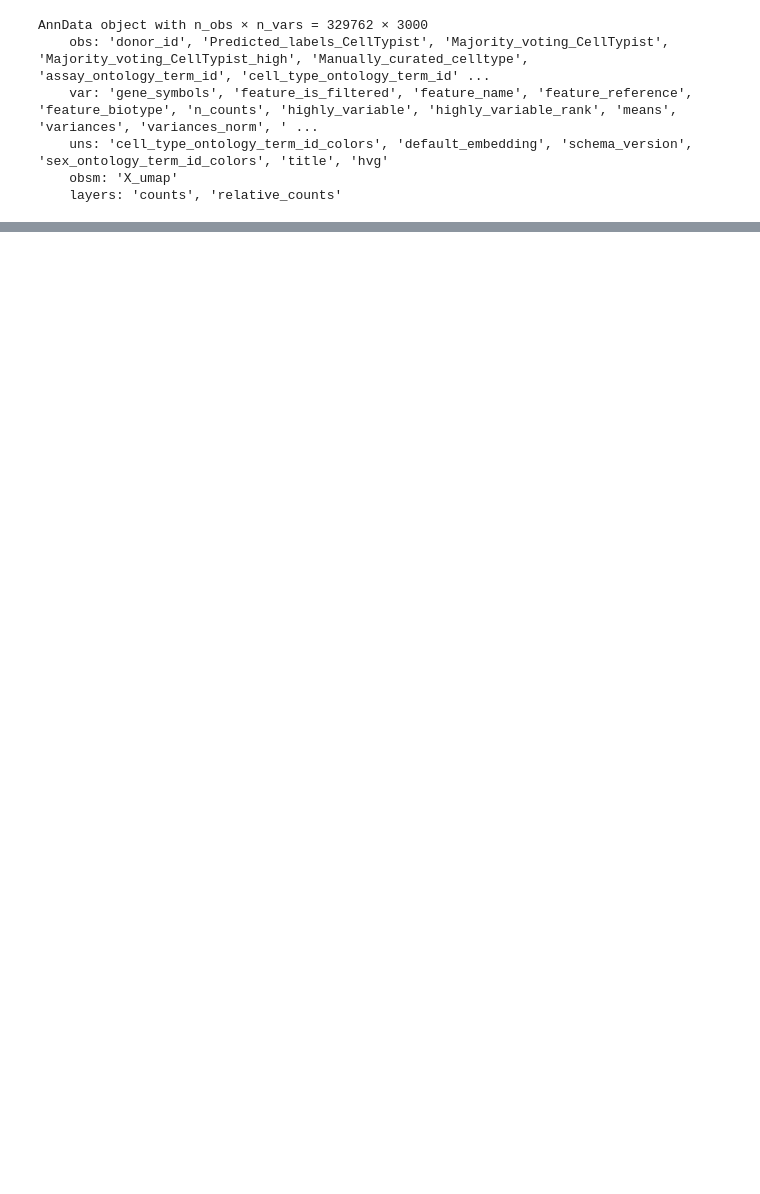
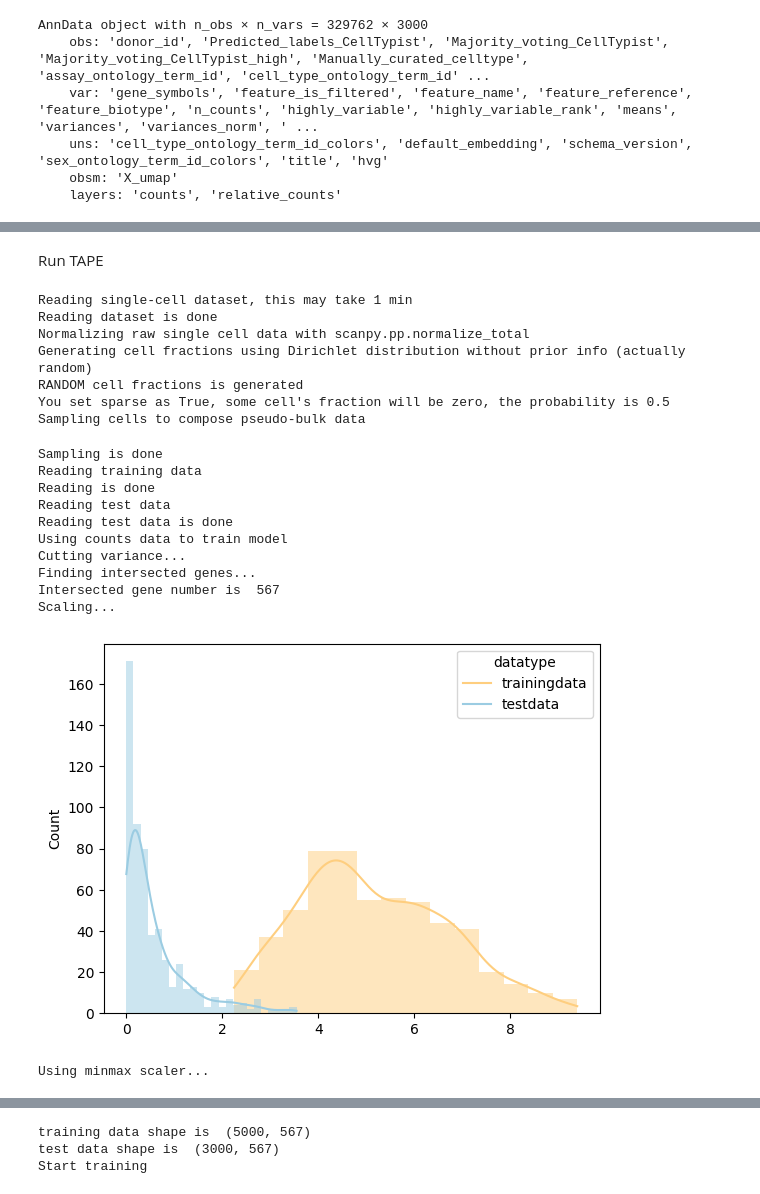
Before and after one commit to owkin/deepdeconv-fork, a Jupyter notebook: notebooks/TAPE_cti.ipynb, the cells around one changed output, grey strips where cells are left out. Drawn from its saved outputs; the diff is of its cells as text; code cells hidden in the pictures; blank space fills up the shorter version.

Commit message:
update TAPE/Scaden notebook

```diff
--- a/notebooks/TAPE_cti.ipynb
+++ b/notebooks/TAPE_cti.ipynb
@@ -49,7 +85,0 @@ adata_train.shape, adata_test.shape
-# %%
-signature, intersection = create_signature(
-    adata,
-    signature_type="crosstissue_granular_updated",
-)
-
-signature.shape
@@ -58,9 +85,0 @@ signature.shape
-# %%
-signature, intersection = create_signature(
-    adata,
-    signature_type=SIGNATURE_CHOICE,
-)
-
-adata, train_test_index = add_cell_types_grouped(adata, BENCHMARK_CELL_TYPE_GROUP)
-adata_train = adata[train_test_index["Train index"]]
-adata_test = adata[train_test_index["Test index"]]
@@ -106,0 +98,6 @@ View of AnnData object with n_obs × n_vars = 136970 × 3000
+# %%
+pseudobulk_test_df = pd.DataFrame(adata_pseudobulk_test.X,
+                                  index=adata_pseudobulk_test.obs_names,
+                                  columns=adata_pseudobulk_test.var_names)
+
+pseudobulk_test_df.head()
@@ -107,7 +112,30 @@ View of AnnData object with n_obs × n_vars = 136970 × 3000
+# %% [markdown]
+Run TAPE
 # %%
-SignatureMatrix, CellFractionPrediction = \
-    Deconvolution(signature.T, pseudobulk, sep='\t', scaler='mms',
+_, deconv_results = \
+    Deconvolution(signature.T, pseudobulk_test_df,
+                  sep='\t', scaler='mms',
                   datatype='counts', genelenfile=None,
                   mode='overall', adaptive=True, variance_threshold=0.98,
                   save_model_name=None,
                   batch_size=128, epochs=128, seed=1)
+# %% [output]
+Reading single-cell dataset, this may take 1 min
+Reading dataset is done
+Normalizing raw single cell data with scanpy.pp.normalize_total
+Generating cell fractions using Dirichlet distribution without prior info (actually random)
+RANDOM cell fractions is generated
+You set sparse as True, some cell's fraction will be zero, the probability is 0.5
+Sampling cells to compose pseudo-bulk data
+Sampling is done
+Reading training data
+Reading is done
+Reading test data
+Reading test data is done
+Using counts data to train model
+Cutting variance...
+Finding intersected genes...
+Intersected gene number is  567
+Scaling...
+[figure, added]
+Using minmax scaler...
@@ -113,0 +143,3 @@ SignatureMatrix, CellFractionPrediction = \
+training data shape is  (5000, 567)
+test data shape is  (3000, 567)
+Start training
```
Also changed, not shown: parts of 26 cells of this notebook.
